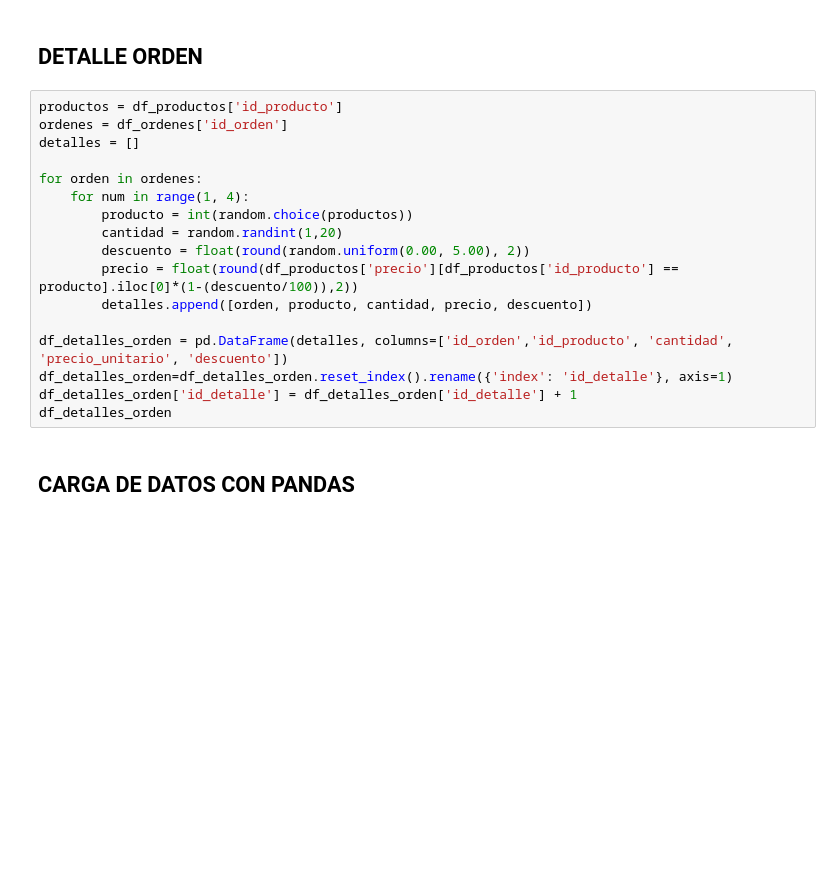
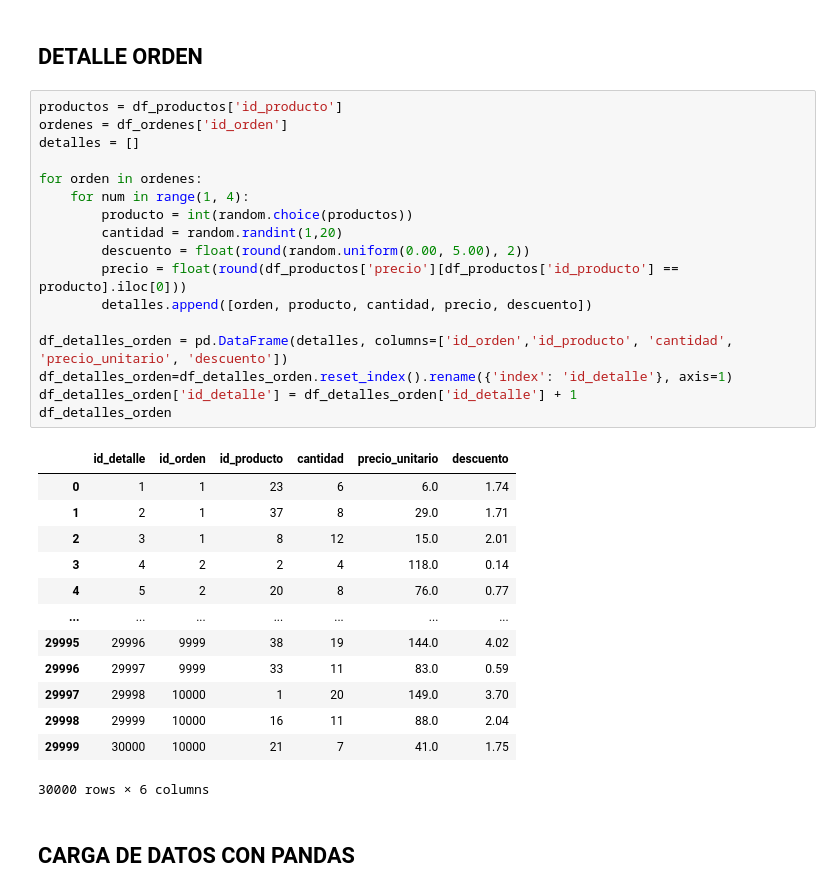
Before and after one commit to promav/PoyectosBootcamp, a Jupyter notebook: Mod4/m4_pablo_romero_avila.ipynb, the cells around one changed output. Saved outputs shown, nothing was run; the diff lists cells and outputs as text; blank space fills up the shorter version.

```diff
--- a/Mod4/m4_pablo_romero_avila.ipynb
+++ b/Mod4/m4_pablo_romero_avila.ipynb
@@ -243,20 +337,34 @@ df_ordenes
 # %%
 productos = df_productos['id_producto']
 ordenes = df_ordenes['id_orden']
 detalles = []
 
 for orden in ordenes:
     for num in range(1, 4):
         producto = int(random.choice(productos))
         cantidad = random.randint(1,20)
         descuento = float(round(random.uniform(0.00, 5.00), 2))
-        precio = float(round(df_productos['precio'][df_productos['id_producto'] == producto].iloc[0]*(1-(descuento/100)),2))
+        precio = float(round(df_productos['precio'][df_productos['id_producto'] == producto].iloc[0]))
         detalles.append([orden, producto, cantidad, precio, descuento])
 
 df_detalles_orden = pd.DataFrame(detalles, columns=['id_orden','id_producto', 'cantidad', 'precio_unitario', 'descuento'])
 df_detalles_orden=df_detalles_orden.reset_index().rename({'index': 'id_detalle'}, axis=1)
 df_detalles_orden['id_detalle'] = df_detalles_orden['id_detalle'] + 1
 df_detalles_orden
+# %% [output]
+|  | id_detalle | id_orden | id_producto | cantidad | precio_unitario | descuento |
+| 0 | 1 | 1 | 23 | 6 | 6.0 | 1.74 |
+| 1 | 2 | 1 | 37 | 8 | 29.0 | 1.71 |
+| 2 | 3 | 1 | 8 | 12 | 15.0 | 2.01 |
+| 3 | 4 | 2 | 2 | 4 | 118.0 | 0.14 |
+| 4 | 5 | 2 | 20 | 8 | 76.0 | 0.77 |
+| ... | ... | ... | ... | ... | ... | ... |
+| 29995 | 29996 | 9999 | 38 | 19 | 144.0 | 4.02 |
+| 29996 | 29997 | 9999 | 33 | 11 | 83.0 | 0.59 |
+| 29997 | 29998 | 10000 | 1 | 20 | 149.0 | 3.70 |
+| 29998 | 29999 | 10000 | 16 | 11 | 88.0 | 2.04 |
+| 29999 | 30000 | 10000 | 21 | 7 | 41.0 | 1.75 |
+30000 rows × 6 columns
 # %% [markdown]
 ## CARGA DE DATOS CON PANDAS
 # %% [markdown]
```
Also changed, not shown: parts of 15 cells of this notebook.
